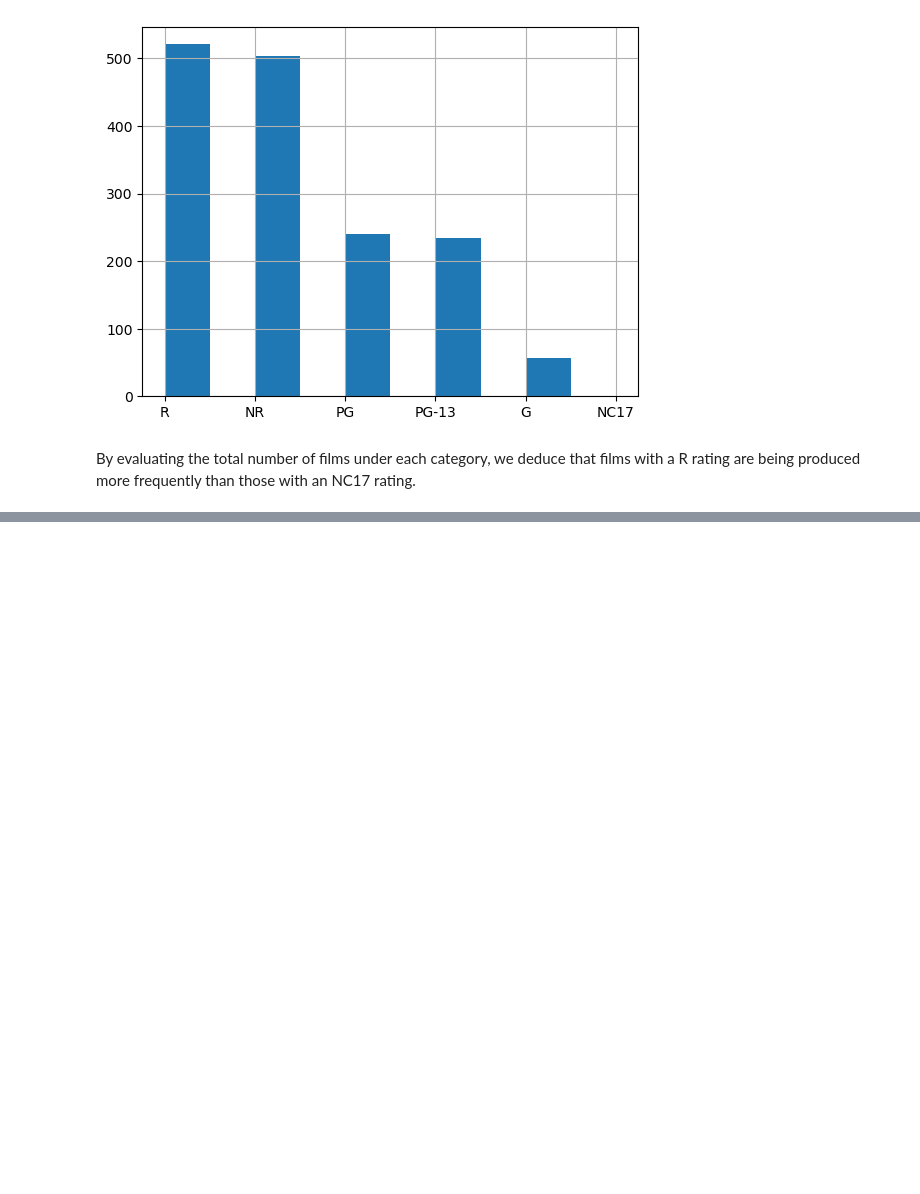
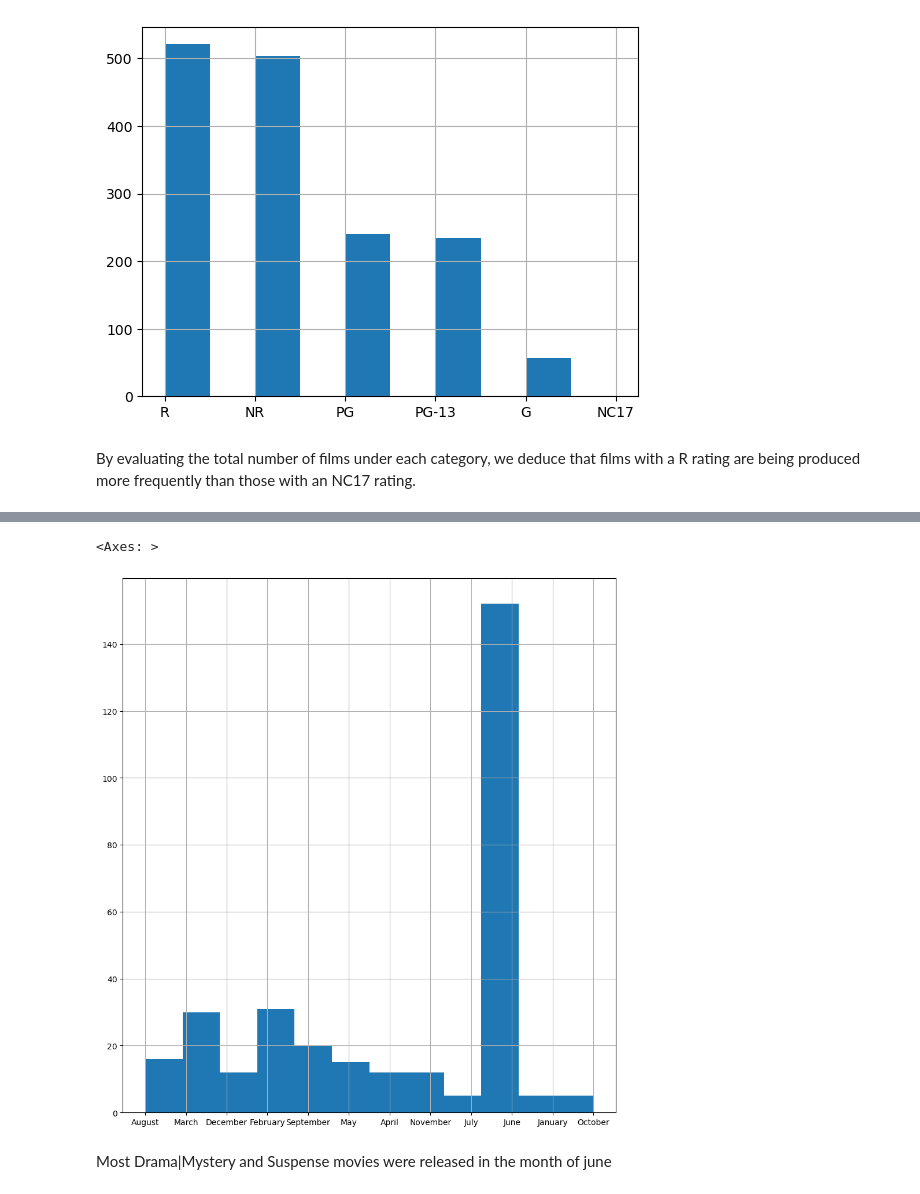
Before and after one commit to pnjoki/phase_1_project, a Jupyter notebook: code.ipynb, the cells around one changed output, grey strips where cells are left out. Cells and saved outputs as stored; diff of their text form; code cells hidden in the pictures; blank space fills up the shorter version.

```diff
--- a/code.ipynb
+++ b/code.ipynb
@@ -630,0 +777,5 @@ By evaluating the total number of films under each category, we deduce that fi
+# %%
+#filtering the dataframe based on Drama|Mystery and Suspense which is the top genre
+
+DramaMS=merged_df.loc[merged_df['genre'] == "Drama|Mystery and Suspense"]
+DramaMS
@@ -630,0 +835,10 @@ By evaluating the total number of films under each category, we deduce that fi
+# %%
+# Visualizing MONTH RELEASED using histogram
+
+
+DramaMS['release_month'].hist(bins=12, figsize=(11,12))
+# %% [output]
+<Axes: >
+[figure, added]
+# %% [markdown]
+Most Drama|Mystery and Suspense movies were released in the month of june
```
Also changed, not shown: parts of 17 cells of this notebook.
